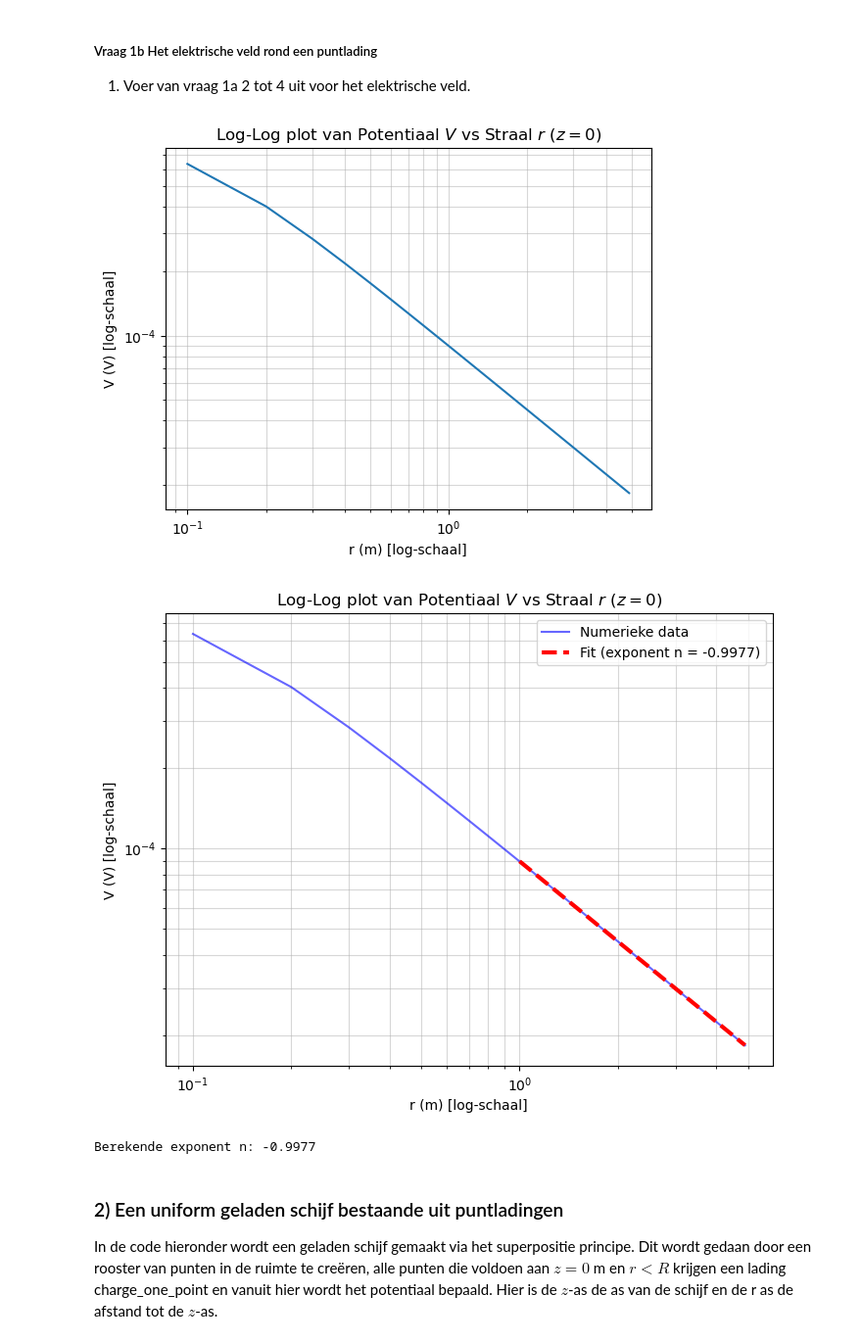
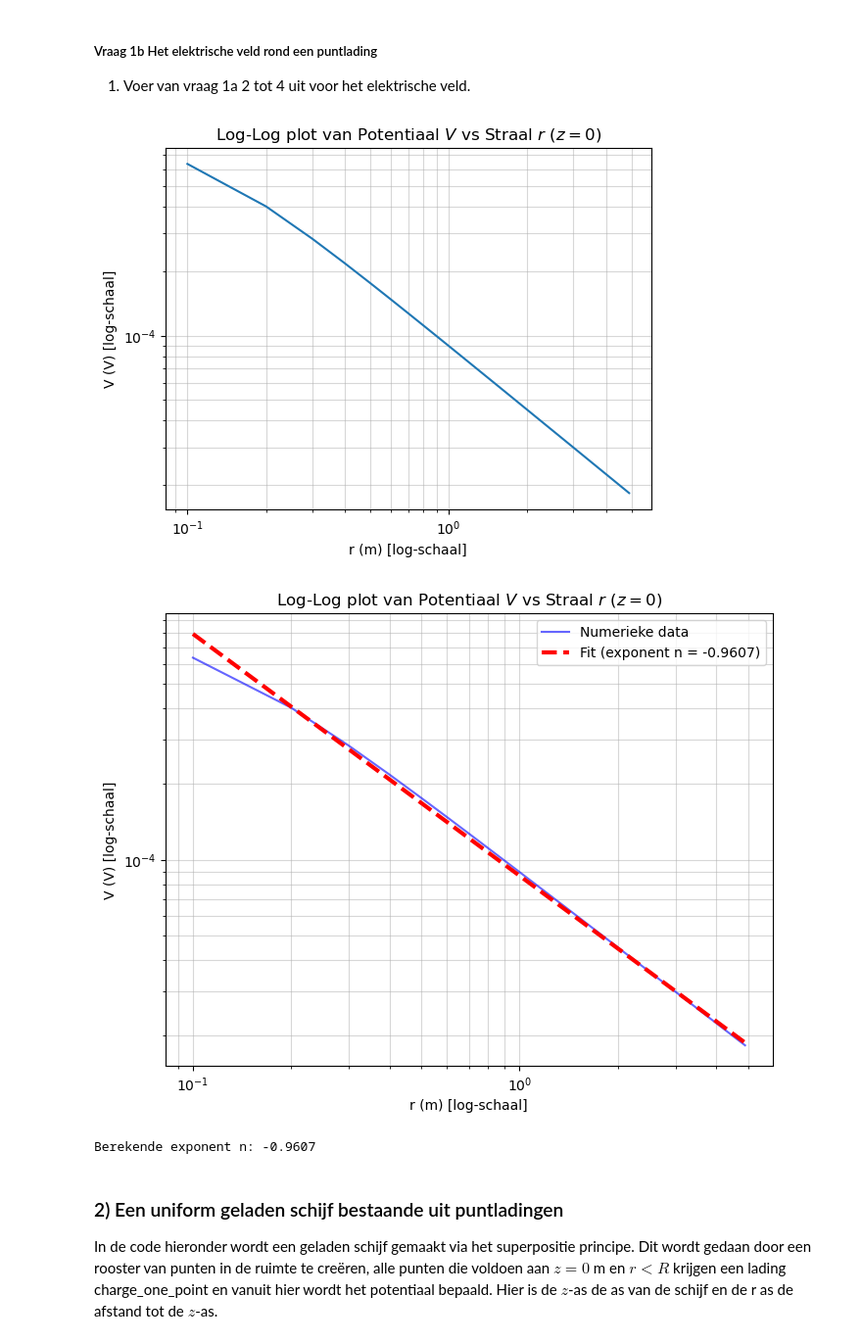
Before and after one commit to carstenschroevers-eng/opdrachten-DEF-D, a Jupyter notebook: DigitaleOntwerpopdrachten/1CondensatorOpdracht/CondensatorOntwerpopdracht.ipynb, the cells around one changed output. Shown at 98% size. Saved outputs shown, nothing was run; the diff lists cells and outputs as text; code cells hidden in the pictures.

```diff
--- a/DigitaleOntwerpopdrachten/1CondensatorOpdracht/CondensatorOntwerpopdracht.ipynb
+++ b/DigitaleOntwerpopdrachten/1CondensatorOpdracht/CondensatorOntwerpopdracht.ipynb
@@ -119,37 +119,37 @@ def linear_func(x, a, b):
     return a * x + b
 
 #De functie is alleen lineair op een bepaald gebied (hoger dan r=1 op basis van aflezing). Dus voor een
-#Normale curve fit moeten we de gegevens daaronder wegfilteren.
+#Normale curve fit moeten we de gegevens daaronder wegfilteren. ik gebruik mask voor deze taak.
 
-fit_mask = (r >= 1.0)
+fit_mask = (r >= 0.1) & (r <= 10.0)
 r_fit_data = r[fit_mask]
 V_fit_data = V[index_z0, fit_mask]
 log_r_fit = np.log10(r_fit_data)
 log_V_fit = np.log10(V_fit_data)
 
 params, _ = curve_fit(linear_func, log_r_fit, log_V_fit)
 n_fit, b_fit = params
 log_V_pred = linear_func(log_r_fit, *params)
 
 plt.figure(figsize=(8, 6))
 plt.loglog(rerrprev, Verrprev, label='Numerieke data', color='blue', alpha=0.6)
 
 plt.loglog(r_fit_data, 10**log_V_pred, color='red', lw=3, ls='--',
            label=f'Fit (exponent n = {n_fit:.4f})')
 
 plt.xlabel('r (m) [log-schaal]')
 plt.ylabel('V (V) [log-schaal]')
 plt.grid(True, which="both", ls="-", alpha=0.5)
 plt.title('Log-Log plot van Potentiaal $V$ vs Straal $r$ ($z=0$)')
 plt.legend()
 plt.show()
 
 #laatste print
 print(f"Berekende exponent n: {n_fit:.4f}")
 # %% [output]
 [figure]
-[figure, old version]
+[figure, new version]
-Berekende exponent n: -0.9977
+Berekende exponent n: -0.9607
 # %% [markdown]
 ### 2) Een uniform geladen schijf bestaande uit puntladingen
 
```
Also changed, not shown: parts of 14 cells of this notebook.
